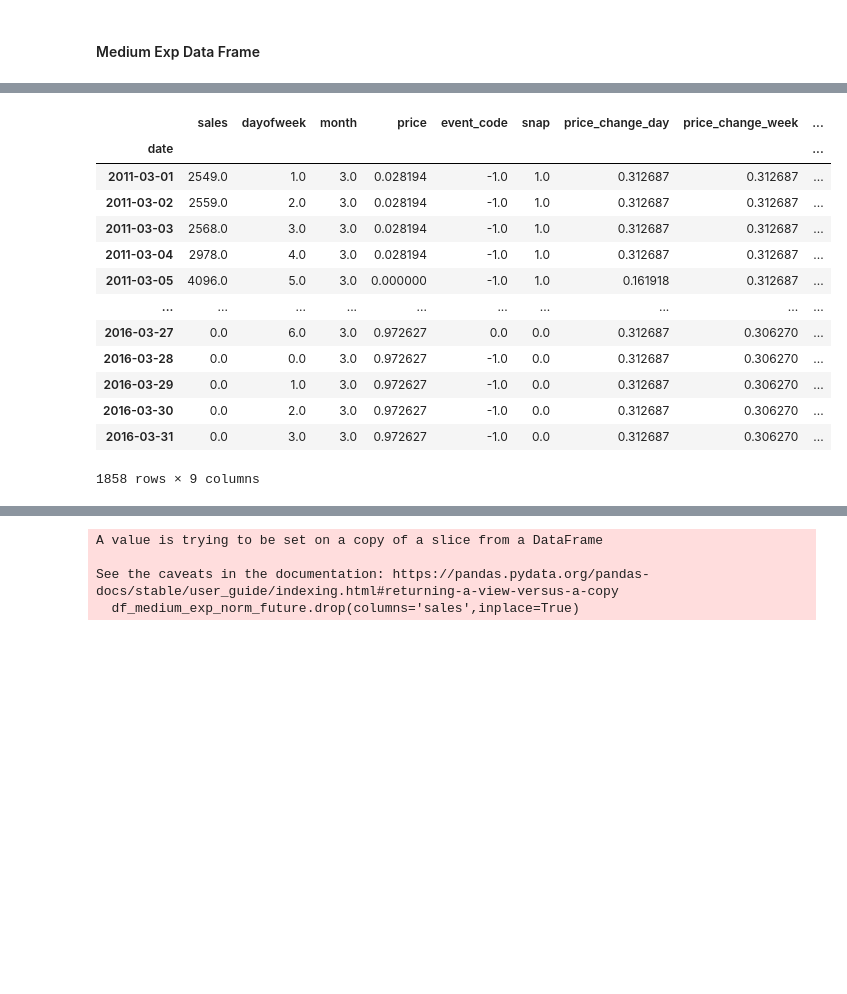
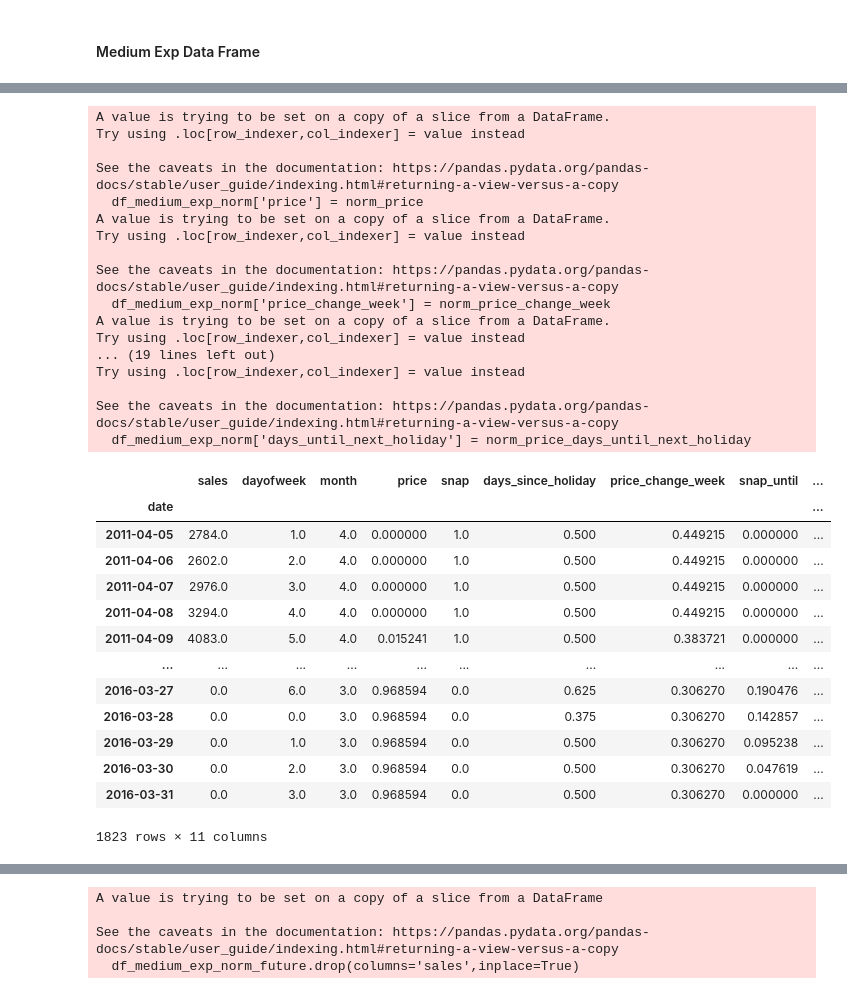
Before and after one commit to EdwinUe/BAB_WS22-23, a Jupyter notebook: Code/003BusinessAnalyticsBProjekt.ipynb, the cells around one changed output, grey strips where cells are left out. Saved outputs shown, nothing was run; the diff lists cells and outputs as text; code cells hidden in the pictures; blank space fills up the shorter version.

```diff
--- a/Code/003BusinessAnalyticsBProjekt.ipynb
+++ b/Code/003BusinessAnalyticsBProjekt.ipynb
@@ -321,10 +334,16 @@ See the caveats in the documentation: https://pandas.pydata.org/pandas-docs/stab
 # %%
 df_medium_exp = df_medium.copy()
-df_medium_exp['price_change_day'] = df_medium['price'].diff()
-df_medium_exp['price_change_week'] = df_medium['price'].diff(periods=7)
-df_medium_exp['snap_since'] = df_medium.groupby((df_medium['snap'] == 1).cumsum()).cumcount()
-#df_medium_exp['snap_until'] = df_medium.groupby((df_medium['snap'] == 1).cumsum()).cumcount(ascending=False)
-#df_medium_exp['snap_first_last_day'] = df_medium['snap'].diff()
-df_medium_exp = df_medium_exp.fillna(0)
+df_medium_exp['event_code'] = df_medium_exp['event_code'].astype('int')
+#df_medium_exp['price_change_day'] = df_medium_exp['price'].diff()
+df_medium_exp['price_change_week'] = df_medium_exp['price'].diff(periods=7)
+#df_medium_exp['snap_since'] = df_medium_exp.groupby((df_medium_exp['snap'] == 1).cumsum()).cumcount()
+df_medium_exp['snap_until'] = df_medium_exp.groupby((df_medium_exp['snap'] == 1).cumsum()).cumcount(ascending=False)
+#df_medium_exp['snap_first_last_day'] = df_medium_exp['snap'].diff()
+#df_medium_exp[['price_change_day','price_change_week']] = df_medium_exp[['price_change_day','price_change_week']].fillna(0)
+df_medium_exp['sales_last_month_same_day'] = df_medium_exp['sales'].shift(35)
+#df_medium_exp['avg_sales_last_31_days'] = df_medium_exp['sales'].rolling(min_periods=1,window=31).mean()
+df_medium_exp['days_since_last_holiday'] = df_medium_exp.groupby((df_medium_exp['event_code'] >= 0).cumsum()).cumcount()
+df_medium_exp['days_until_next_holiday'] = df_medium_exp.groupby((df_medium_exp['event_code'] >= 0).cumsum()).cumcount(ascending=False)
+df_medium_exp = df_medium_exp.drop(columns='event_code')
 df_medium_exp.head(60)
 # %% [output]
@@ -348,0 +368,2 @@ df_medium_exp.head(60)
+# %%
+df_medium_exp['event_code'] = df_medium_exp['event_code'].astype('category')
@@ -349,4 +372,5 @@ df_medium_exp.head(60)
 # %%
+df_medium_exp = df_medium_exp.iloc[35:]
 df_medium_exp_past = df_medium_exp[df_medium_exp.index<'2016-03-01']
 df_medium_exp_future = df_medium_exp[df_medium_exp.index>='2016-03-01']
 df_medium_exp_future.drop(columns='sales',inplace=True)
@@ -1788,29 +2128,52 @@ dtype: object
 # %%
 scaler = MinMaxScaler(feature_range=(0, 1))
 norm_price = scaler.fit_transform(df_medium_exp_norm[['price']])
-norm_price_change_day = scaler.fit_transform(df_medium_exp_norm[['price_change_day']])
 norm_price_change_week = scaler.fit_transform(df_medium_exp_norm[['price_change_week']])
-norm_snap_since = scaler.fit_transform(df_medium_exp_norm[['snap_since']])
+norm_price_days_since_holiday = scaler.fit_transform(df_medium_exp_norm[['days_since_holiday']])
+norm_price_snap_until = scaler.fit_transform(df_medium_exp_norm[['snap_until']])
+norm_price_sales_last_month_same_day = scaler.fit_transform(df_medium_exp_norm[['sales_last_month_same_day']])
+norm_price_days_since_last_holiday = scaler.fit_transform(df_medium_exp_norm[['days_since_last_holiday']])
+norm_price_days_until_next_holiday = scaler.fit_transform(df_medium_exp_norm[['days_until_next_holiday']])
 df_medium_exp_norm['price'] = norm_price
-df_medium_exp_norm['price_change_day'] = norm_price_change_day
 df_medium_exp_norm['price_change_week'] = norm_price_change_week
-df_medium_exp_norm['snap_since'] = norm_snap_since
+df_medium_exp_norm['days_since_holiday'] = norm_price_days_since_holiday
+df_medium_exp_norm['snap_until'] = norm_price_snap_until
+df_medium_exp_norm['sales_last_month_same_day'] = norm_price_sales_last_month_same_day
+df_medium_exp_norm['days_since_last_holiday'] = norm_price_days_since_last_holiday
+df_medium_exp_norm['days_until_next_holiday'] = norm_price_days_until_next_holiday
 df_medium_exp_norm
 # %% [output]
+A value is trying to be set on a copy of a slice from a DataFrame.
+Try using .loc[row_indexer,col_indexer] = value instead
+
+See the caveats in the documentation: https://pandas.pydata.org/pandas-docs/stable/user_guide/indexing.html#returning-a-view-versus-a-copy
+  df_medium_exp_norm['price'] = norm_price
+A value is trying to be set on a copy of a slice from a DataFrame.
+Try using .loc[row_indexer,col_indexer] = value instead
+
+See the caveats in the documentation: https://pandas.pydata.org/pandas-docs/stable/user_guide/indexing.html#returning-a-view-versus-a-copy
+  df_medium_exp_norm['price_change_week'] = norm_price_change_week
+A value is trying to be set on a copy of a slice from a DataFrame.
+Try using .loc[row_indexer,col_indexer] = value instead
+... (19 lines left out)
+Try using .loc[row_indexer,col_indexer] = value instead
+
+See the caveats in the documentation: https://pandas.pydata.org/pandas-docs/stable/user_guide/indexing.html#returning-a-view-versus-a-copy
+  df_medium_exp_norm['days_until_next_holiday'] = norm_price_days_until_next_holiday
-|  | sales | dayofweek | month | price | event_code | snap | price_change_day | price_change_week | ... |
+|  | sales | dayofweek | month | price | snap | days_since_holiday | price_change_week | snap_until | ... |
 | date |  |  |  |  |  |  |  |  | ... |
-| 2011-03-01 | 2549.0 | 1.0 | 3.0 | 0.028194 | -1.0 | 1.0 | 0.312687 | 0.312687 | ... |
-| 2011-03-02 | 2559.0 | 2.0 | 3.0 | 0.028194 | -1.0 | 1.0 | 0.312687 | 0.312687 | ... |
-| 2011-03-03 | 2568.0 | 3.0 | 3.0 | 0.028194 | -1.0 | 1.0 | 0.312687 | 0.312687 | ... |
-| 2011-03-04 | 2978.0 | 4.0 | 3.0 | 0.028194 | -1.0 | 1.0 | 0.312687 | 0.312687 | ... |
-| 2011-03-05 | 4096.0 | 5.0 | 3.0 | 0.000000 | -1.0 | 1.0 | 0.161918 | 0.312687 | ... |
+| 2011-04-05 | 2784.0 | 1.0 | 4.0 | 0.000000 | 1.0 | 0.500 | 0.449215 | 0.000000 | ... |
+| 2011-04-06 | 2602.0 | 2.0 | 4.0 | 0.000000 | 1.0 | 0.500 | 0.449215 | 0.000000 | ... |
+| 2011-04-07 | 2976.0 | 3.0 | 4.0 | 0.000000 | 1.0 | 0.500 | 0.449215 | 0.000000 | ... |
+| 2011-04-08 | 3294.0 | 4.0 | 4.0 | 0.000000 | 1.0 | 0.500 | 0.449215 | 0.000000 | ... |
+| 2011-04-09 | 4083.0 | 5.0 | 4.0 | 0.015241 | 1.0 | 0.500 | 0.383721 | 0.000000 | ... |
 | ... | ... | ... | ... | ... | ... | ... | ... | ... | ... |
-| 2016-03-27 | 0.0 | 6.0 | 3.0 | 0.972627 | 0.0 | 0.0 | 0.312687 | 0.306270 | ... |
-| 2016-03-28 | 0.0 | 0.0 | 3.0 | 0.972627 | -1.0 | 0.0 | 0.312687 | 0.306270 | ... |
-| 2016-03-29 | 0.0 | 1.0 | 3.0 | 0.972627 | -1.0 | 0.0 | 0.312687 | 0.306270 | ... |
-| 2016-03-30 | 0.0 | 2.0 | 3.0 | 0.972627 | -1.0 | 0.0 | 0.312687 | 0.306270 | ... |
-| 2016-03-31 | 0.0 | 3.0 | 3.0 | 0.972627 | -1.0 | 0.0 | 0.312687 | 0.306270 | ... |
+| 2016-03-27 | 0.0 | 6.0 | 3.0 | 0.968594 | 0.0 | 0.625 | 0.306270 | 0.190476 | ... |
+| 2016-03-28 | 0.0 | 0.0 | 3.0 | 0.968594 | 0.0 | 0.375 | 0.306270 | 0.142857 | ... |
+| 2016-03-29 | 0.0 | 1.0 | 3.0 | 0.968594 | 0.0 | 0.500 | 0.306270 | 0.095238 | ... |
+| 2016-03-30 | 0.0 | 2.0 | 3.0 | 0.968594 | 0.0 | 0.500 | 0.306270 | 0.047619 | ... |
+| 2016-03-31 | 0.0 | 3.0 | 3.0 | 0.968594 | 0.0 | 0.500 | 0.306270 | 0.000000 | ... |
-1858 rows × 9 columns
+1823 rows × 11 columns
 # %%
 df_medium_exp_norm = pd.get_dummies(
     data = df_medium_exp_norm,
```
Also changed, not shown: parts of 48 cells of this notebook.
